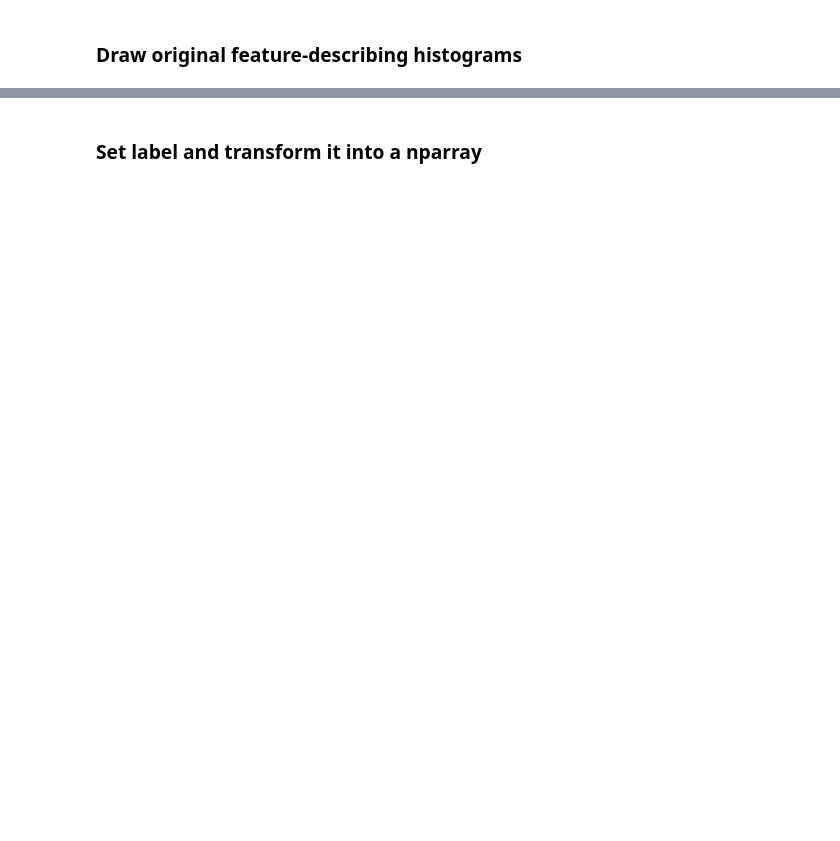
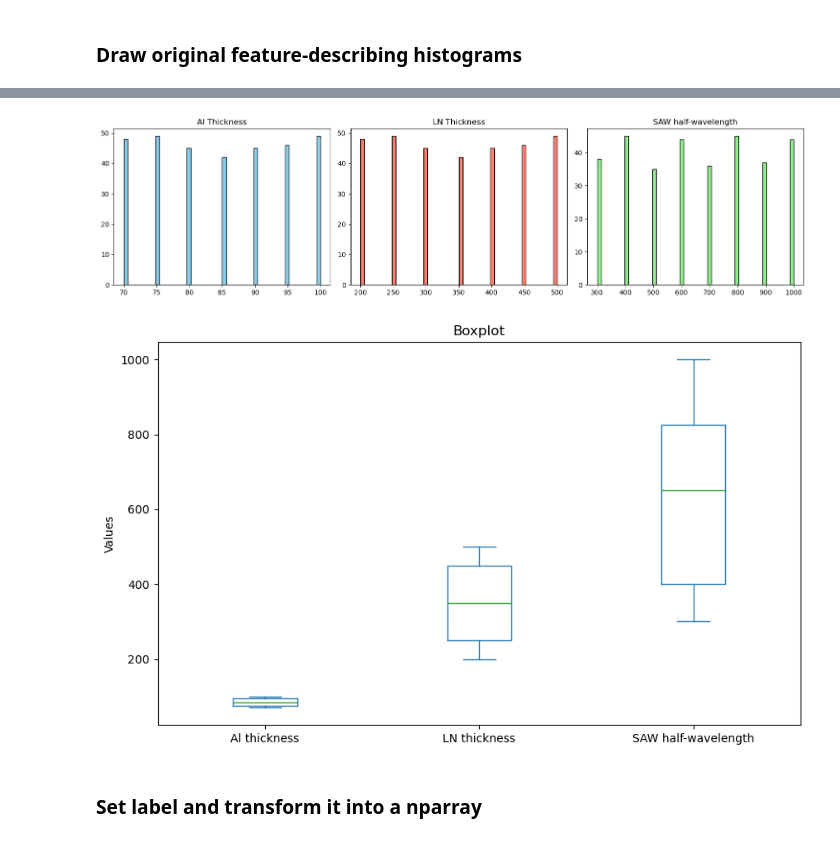
Before and after one commit to sebastian-wong0412/Design-of-SAW-Filters-based-on-Deep-Learning, a Jupyter notebook: deep learning/Stacking.ipynb, the cells around one changed output, grey strips where cells are left out. Cells and saved outputs as stored; diff of their text form; code cells hidden in the pictures; blank space fills up the shorter version.

```diff
--- a/deep learning/Stacking.ipynb
+++ b/deep learning/Stacking.ipynb
@@ -53,3 +58,26 @@ plt.show()
+# %%
+fig, axes = plt.subplots(1, 3, figsize=(15, 4))
+axes[0].hist(lab['Al thickness'], bins=50, color='skyblue', edgecolor='black')
+axes[0].set_title('Al Thickness')
+
+axes[1].hist(lab['LN thickness'], bins=50, color='salmon', edgecolor='black')
+axes[1].set_title('LN Thickness')
+
+axes[2].hist(lab['SAW half-wavelength'], bins=50, color='lightgreen', edgecolor='black')
+axes[2].set_title('SAW half-wavelength')
+
+# 自动调整子图间距
+plt.tight_layout()
+plt.show()
+lab.describe()
+
+lab.plot(kind='box', figsize=(10, 6))
+plt.title("Boxplot")
+plt.ylabel("Values")
+plt.show()
+# %% [output]
+[figure, added]
+[figure, added]
 # %% [markdown]
 ### Set label and transform it into a nparray
 # %%
```
Also changed, not shown: parts of 9 cells of this notebook, 12 other files.
